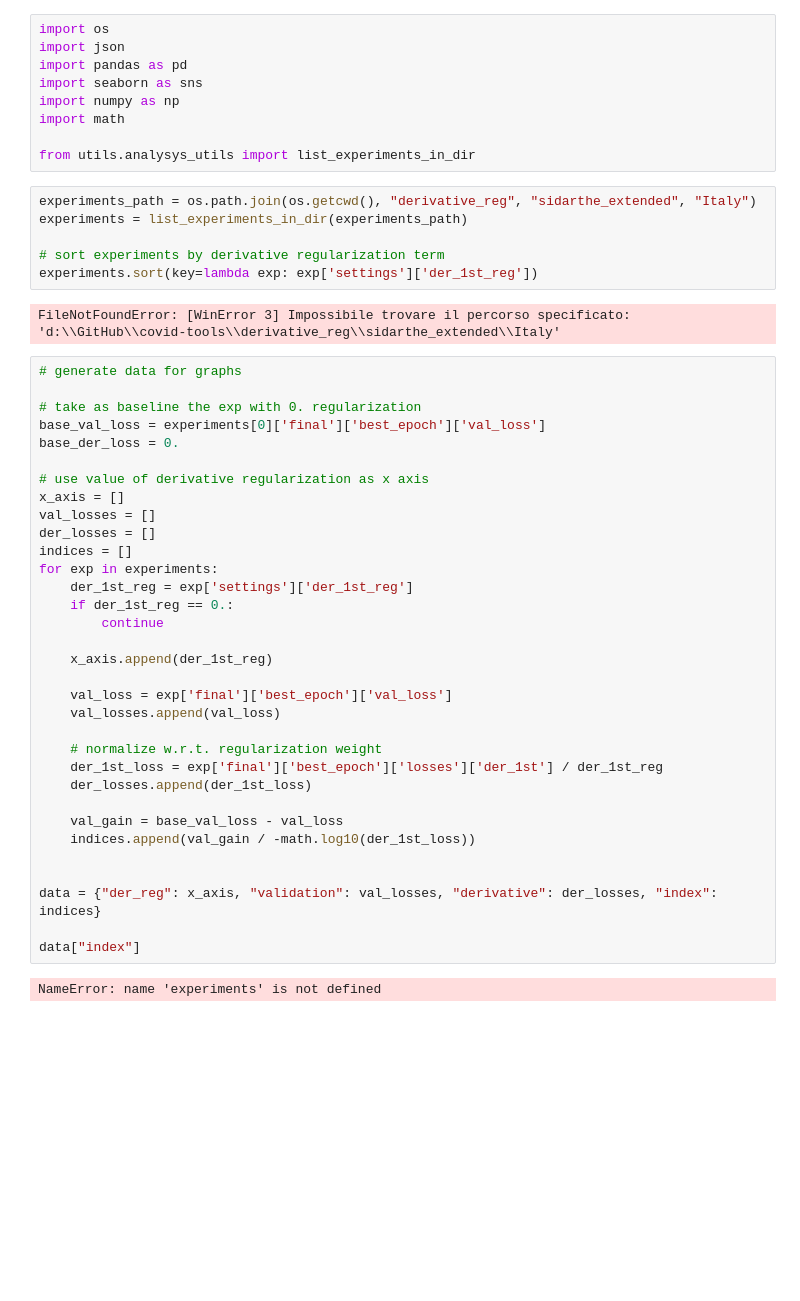
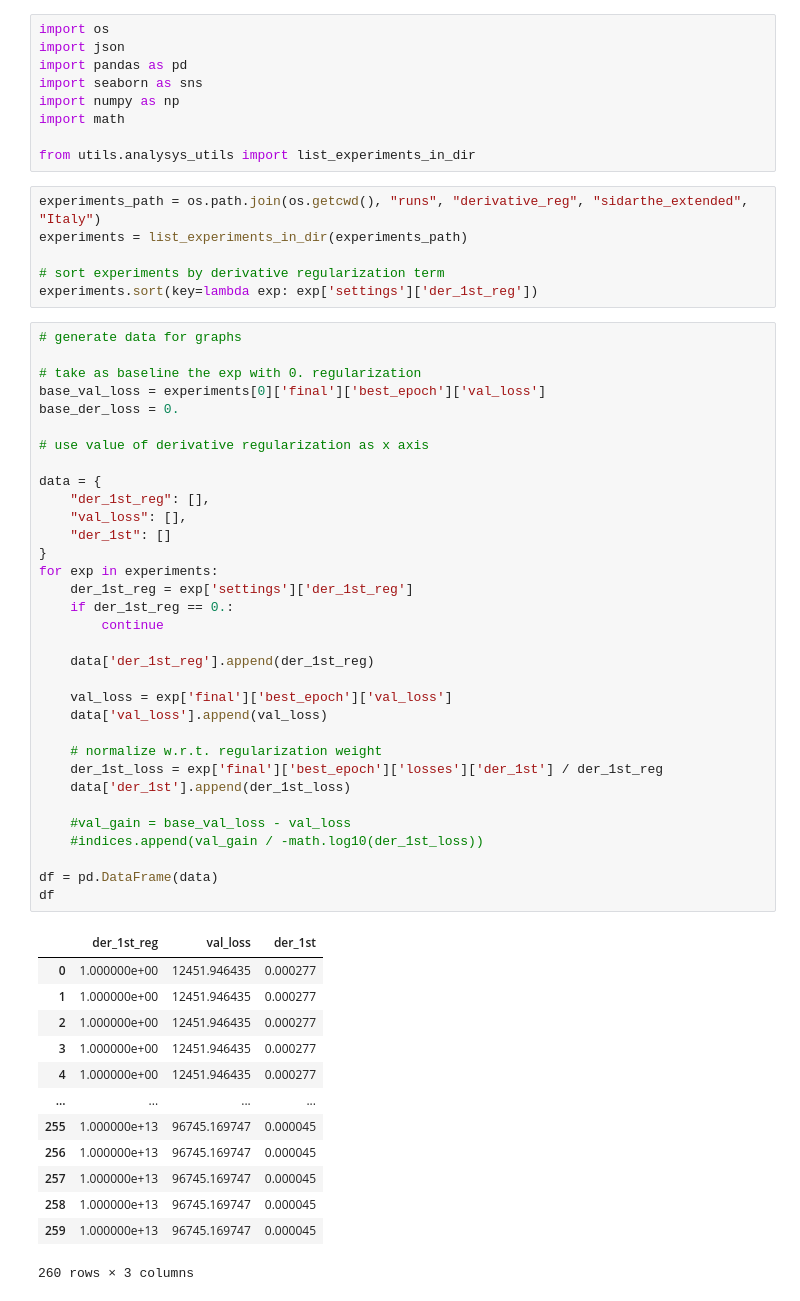
Before and after one commit to sailab-code/learning-sidarthe, a Jupyter notebook: analyze_derivative_regularization_experiments.ipynb, the cells around one changed output. Cells and saved outputs as stored; diff of their text form; blank space fills up the shorter version.

```diff
--- a/analyze_derivative_regularization_experiments.ipynb
+++ b/analyze_derivative_regularization_experiments.ipynb
@@ -8,45 +8,55 @@ import math
 
 from utils.analysys_utils import list_experiments_in_dir
 # %%
-experiments_path = os.path.join(os.getcwd(), "derivative_reg", "sidarthe_extended", "Italy")
+experiments_path = os.path.join(os.getcwd(), "runs", "derivative_reg", "sidarthe_extended", "Italy")
 experiments = list_experiments_in_dir(experiments_path)
 
 # sort experiments by derivative regularization term
 experiments.sort(key=lambda exp: exp['settings']['der_1st_reg'])
-# %% [output]
-FileNotFoundError: [WinError 3] Impossibile trovare il percorso specificato: 'd:\\GitHub\\covid-tools\\derivative_reg\\sidarthe_extended\\Italy'
 # %%
 # generate data for graphs
 
 # take as baseline the exp with 0. regularization
 base_val_loss = experiments[0]['final']['best_epoch']['val_loss']
 base_der_loss = 0.
 
 # use value of derivative regularization as x axis
-x_axis = []
-val_losses = []
-der_losses = []
-indices = []
+
+data = {
+    "der_1st_reg": [],
+    "val_loss": [],
+    "der_1st": []
+}
 for exp in experiments:
     der_1st_reg = exp['settings']['der_1st_reg']
     if der_1st_reg == 0.:
         continue
 
-    x_axis.append(der_1st_reg)
+    data['der_1st_reg'].append(der_1st_reg)
 
     val_loss = exp['final']['best_epoch']['val_loss']
-    val_losses.append(val_loss)
+    data['val_loss'].append(val_loss)
 
     # normalize w.r.t. regularization weight
     der_1st_loss = exp['final']['best_epoch']['losses']['der_1st'] / der_1st_reg
-    der_losses.append(der_1st_loss)
+    data['der_1st'].append(der_1st_loss)
 
-    val_gain = base_val_loss - val_loss
-    indices.append(val_gain / -math.log10(der_1st_loss))
+    #val_gain = base_val_loss - val_loss
+    #indices.append(val_gain / -math.log10(der_1st_loss))
 
-
-data = {"der_reg": x_axis, "validation": val_losses, "derivative": der_losses, "index": indices}
-
-data["index"]
+df = pd.DataFrame(data)
+df
 # %% [output]
+|  | der_1st_reg | val_loss | der_1st |
+| 0 | 1.000000e+00 | 12451.946435 | 0.000277 |
+| 1 | 1.000000e+00 | 12451.946435 | 0.000277 |
+| 2 | 1.000000e+00 | 12451.946435 | 0.000277 |
+| 3 | 1.000000e+00 | 12451.946435 | 0.000277 |
+| 4 | 1.000000e+00 | 12451.946435 | 0.000277 |
+| ... | ... | ... | ... |
+| 255 | 1.000000e+13 | 96745.169747 | 0.000045 |
+| 256 | 1.000000e+13 | 96745.169747 | 0.000045 |
+| 257 | 1.000000e+13 | 96745.169747 | 0.000045 |
+| 258 | 1.000000e+13 | 96745.169747 | 0.000045 |
+| 259 | 1.000000e+13 | 96745.169747 | 0.000045 |
-NameError: name 'experiments' is not defined
+260 rows × 3 columns
```
Also changed, not shown: parts of 5 cells of this notebook, 4 other files.
